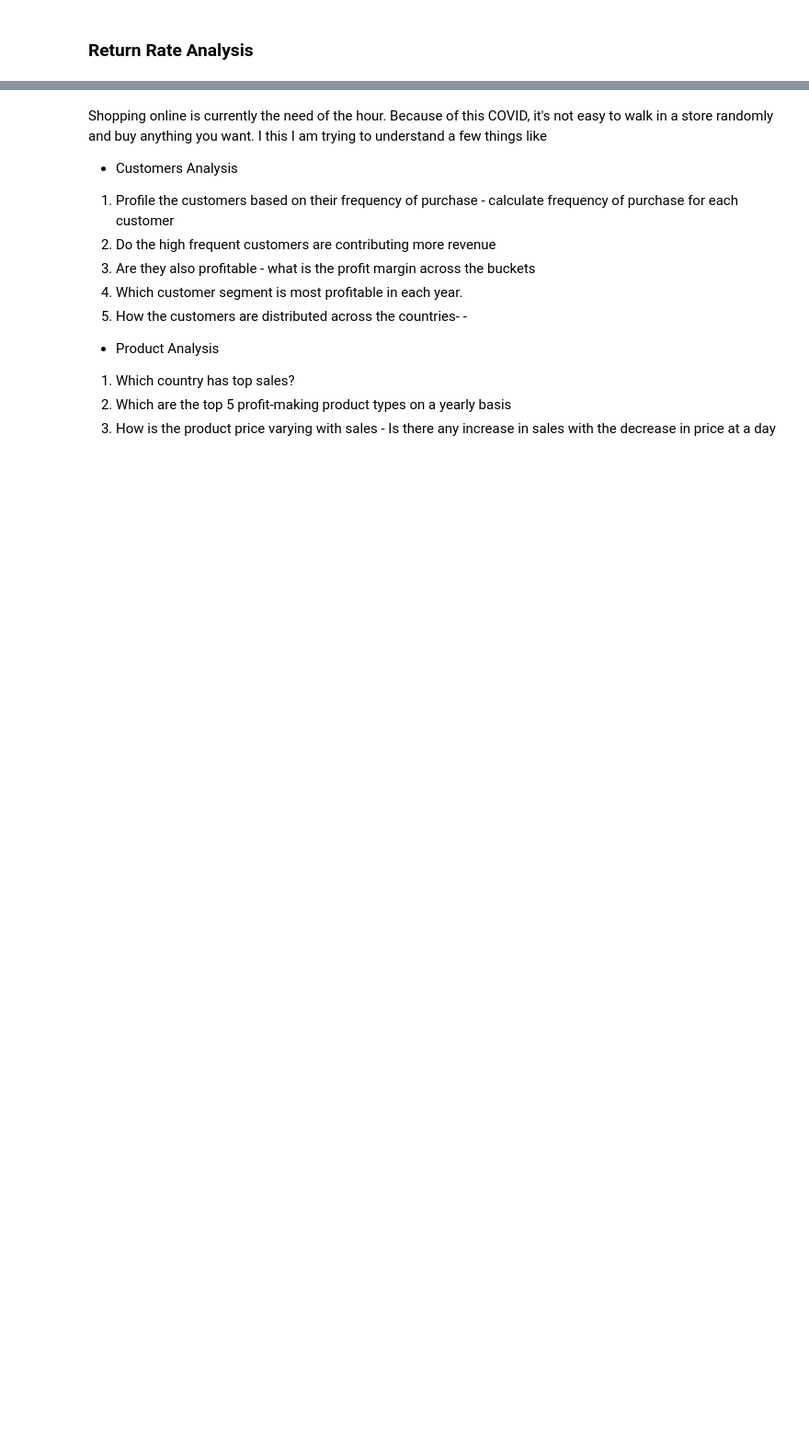
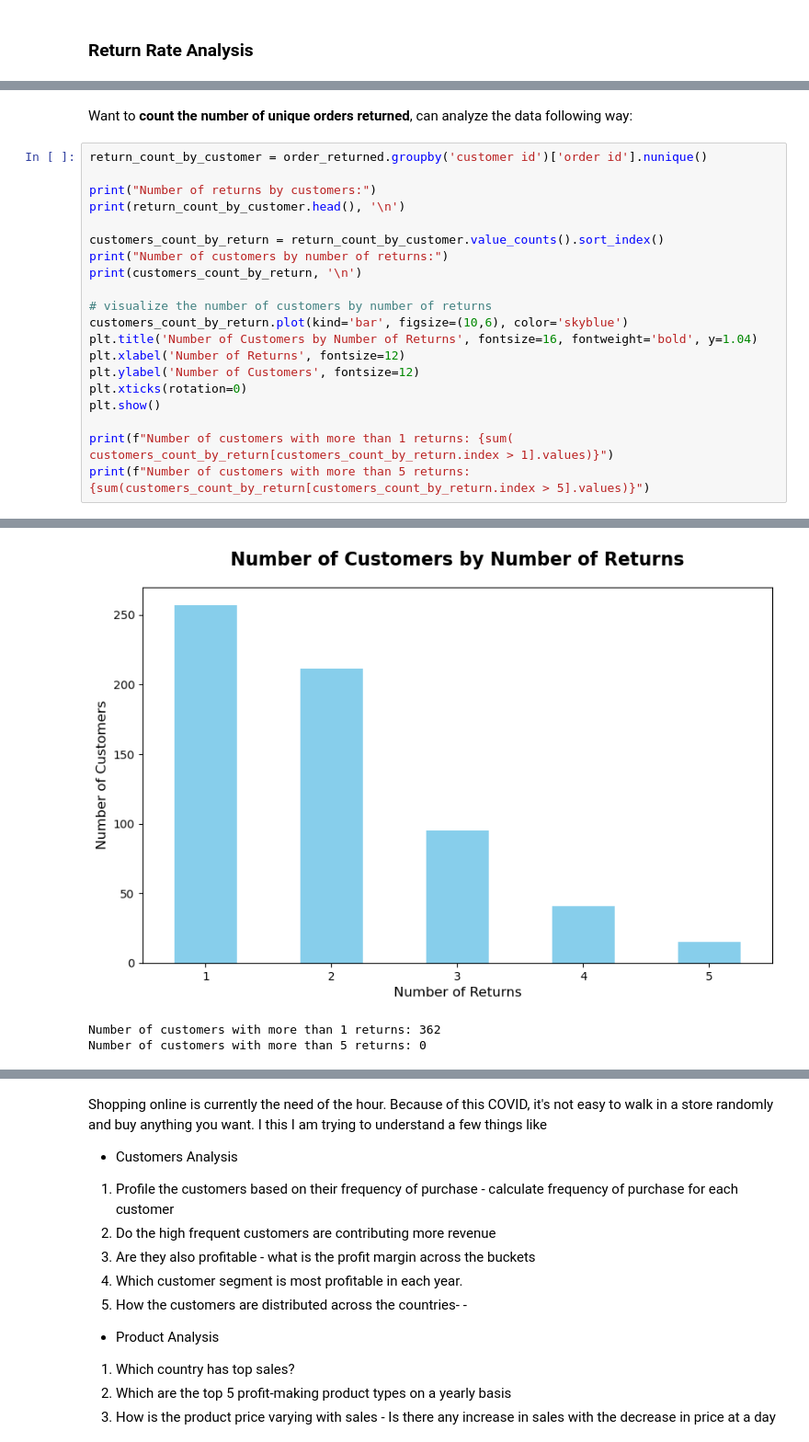
Before and after one commit to annugit1655/Global-Superstore-Project, a Jupyter notebook: notebooks/order-return-seasonal-trend.ipynb, the cells around one changed output, grey strips where cells are left out. Shown at 92% size. Drawn from its saved outputs; the diff is of its cells as text; blank space fills up the shorter version.

```diff
--- a/notebooks/order-return-seasonal-trend.ipynb
+++ b/notebooks/order-return-seasonal-trend.ipynb
@@ -709,0 +759,23 @@ plt.show()
+# %% [markdown]
+Want to **count the number of unique orders returned**, can analyze the data following way:
+# %%
+return_count_by_customer = order_returned.groupby('customer id')['order id'].nunique()
+
+print("Number of returns by customers:")
+print(return_count_by_customer.head(), '\n')
+
+customers_count_by_return = return_count_by_customer.value_counts().sort_index()
+print("Number of customers by number of returns:")
+print(customers_count_by_return, '\n')
+
+# visualize the number of customers by number of returns
+customers_count_by_return.plot(kind='bar', figsize=(10,6), color='skyblue')
+plt.title('Number of Customers by Number of Returns', fontsize=16, fontweight='bold', y=1.04)
+plt.xlabel('Number of Returns', fontsize=12)
+plt.ylabel('Number of Customers', fontsize=12)
+plt.xticks(rotation=0)
+plt.show()
+
+print(f"Number of customers with more than 1 returns: {sum( customers_count_by_return[customers_count_by_return.index > 1].values)}")
+print(f"Number of customers with more than 5 returns: {sum(customers_count_by_return[customers_count_by_return.index > 5].values)}")
+# %% [output]
@@ -709,0 +799,3 @@ plt.show()
+[figure, added]
+Number of customers with more than 1 returns: 362
+Number of customers with more than 5 returns: 0
```
Also changed, not shown: parts of 12 cells of this notebook.
